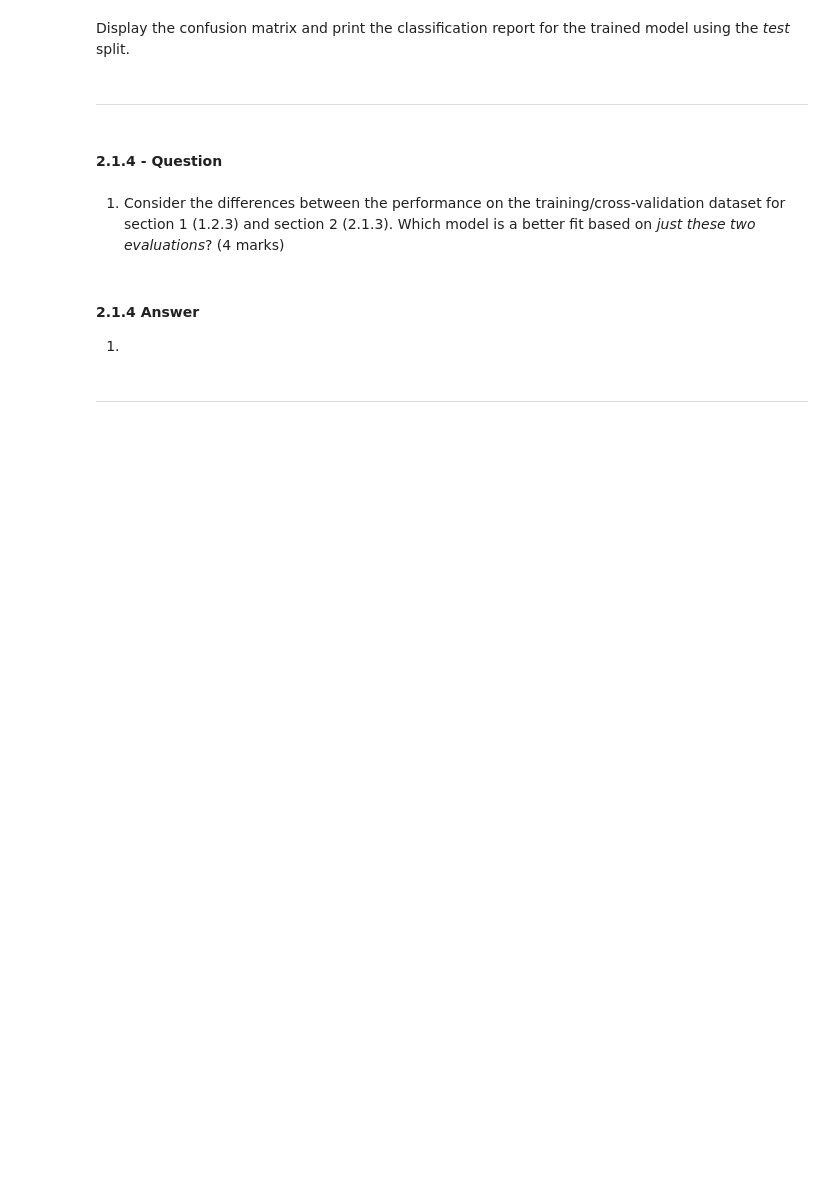
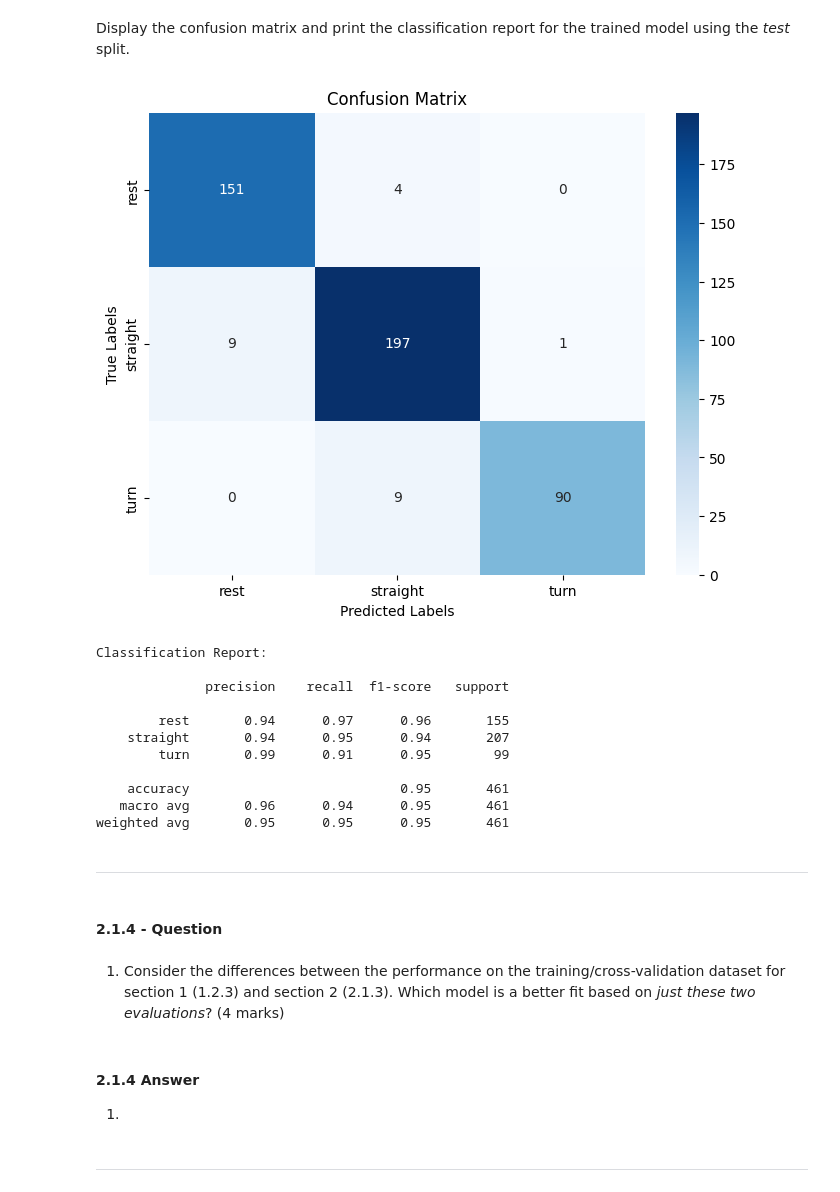
Before and after one commit to azizaahsan1/engg680_2024_fall, a Jupyter notebook: Lab_Assignment4/Assignment 4.ipynb, the cells around one changed output. Saved outputs shown, nothing was run; the diff lists cells and outputs as text; code cells hidden in the pictures; blank space fills up the shorter version.

```diff
--- a/Lab_Assignment4/Assignment 4.ipynb
+++ b/Lab_Assignment4/Assignment 4.ipynb
@@ -209,11 +201,11 @@ Print the results from the grid search. The following outputs must be printed.
 # TODO: Print the results from the grid search
 # (2 marks)
 
-grid_search = GridSearchCV(pipeline, param_grid, cv=5, n_jobs=-1, verbose=1)
+grid_search = GridSearchCV(pipe, param_grid, cv=5, n_jobs=-1, verbose=1)
 grid_search.fit(X_train, y_train)
 best_params = grid_search.best_params_
 best_score = grid_search.best_score_
-test_score = best_model.score(X_test, y_test)
+test_score = grid_search.best_estimator_.score(X_test, y_test)
 
 print("Best params:\n{}".format(best_params))
 print("Best cross-validation train score: {:.2f}".format(best_score))
@@ -440,3 +439,5 @@ ___
 Follow the steps from **1.2.2** and perform model training and tuning using the selected feature set.
 # %%
 # TODO - Perform model training and tuning using `GridSearchCV`
+grid = GridSearchCV(pipe, param_grid, cv=5, scoring='accuracy', return_train_score=True)
+grid.fit(X_train, y_train)
@@ -464,3 +496,40 @@ Display the confusion matrix and print the classification report for the trained
+# %%
+# TODO - Display confusion matrix and print classification reports
+
+from sklearn.metrics import confusion_matrix, classification_report
+import seaborn as sns
+import matplotlib.pyplot as plt
+
+# Predict the labels for the test set
+y_pred = grid.best_estimator_.predict(X_test)
+
+# Compute the confusion matrix
+conf_matrix = confusion_matrix(y_test, y_pred)
+
+# Plot the confusion matrix
+plt.figure(figsize=(8, 6))
+sns.heatmap(conf_matrix, annot=True, fmt='d', cmap='Blues', xticklabels=grid.classes_, yticklabels=grid.classes_)
+plt.xlabel('Predicted Labels')
+plt.ylabel('True Labels')
+plt.title('Confusion Matrix')
+plt.show()
+
+# Print the classification report
+print("Classification Report:\n")
+print(classification_report(y_test, y_pred))
+# %% [output]
+[figure, added]
+Classification Report:
+
+              precision    recall  f1-score   support
+
+        rest       0.94      0.97      0.96       155
+    straight       0.94      0.95      0.94       207
+        turn       0.99      0.91      0.95        99
+
+    accuracy                           0.95       461
+   macro avg       0.96      0.94      0.95       461
+weighted avg       0.95      0.95      0.95       461
 # %% [markdown]
 ___
 # %% [markdown]
```
Also changed, not shown: parts of 21 cells of this notebook.
